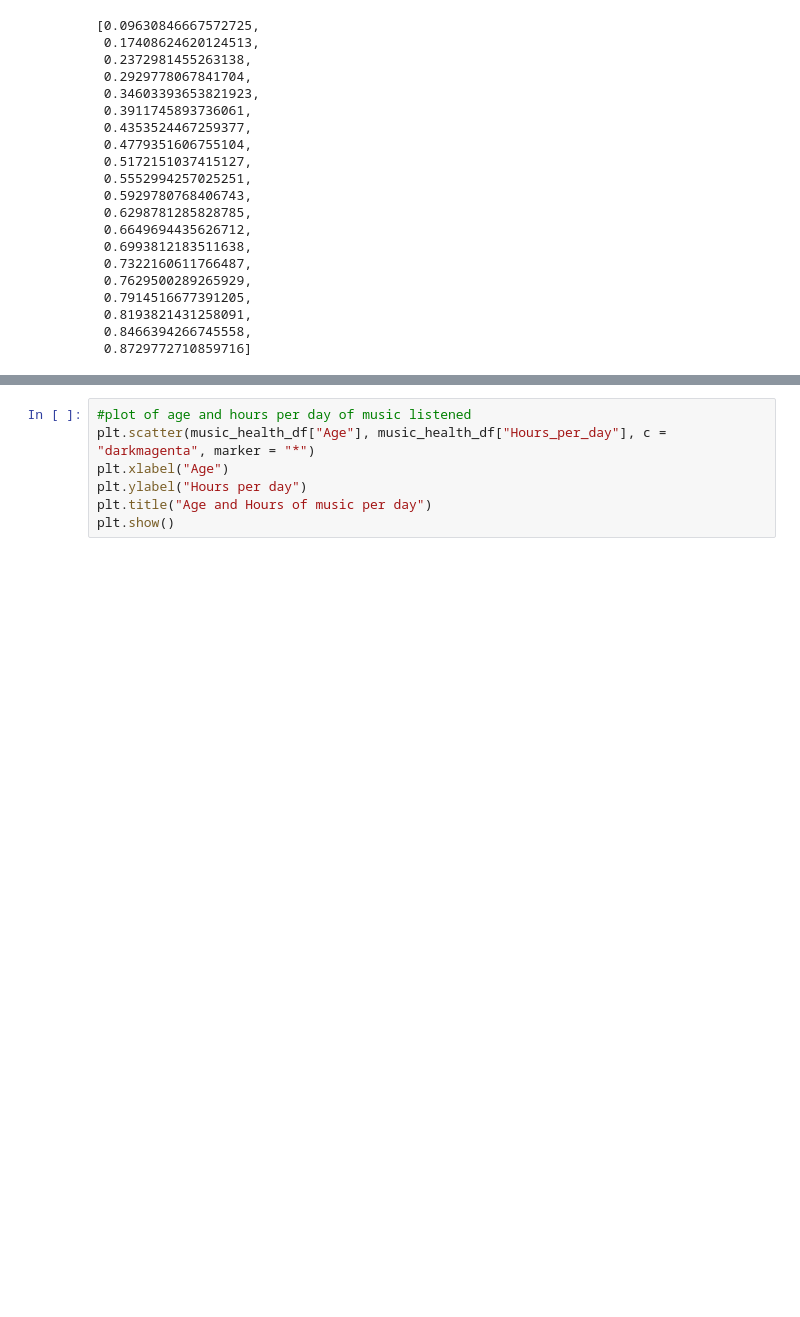
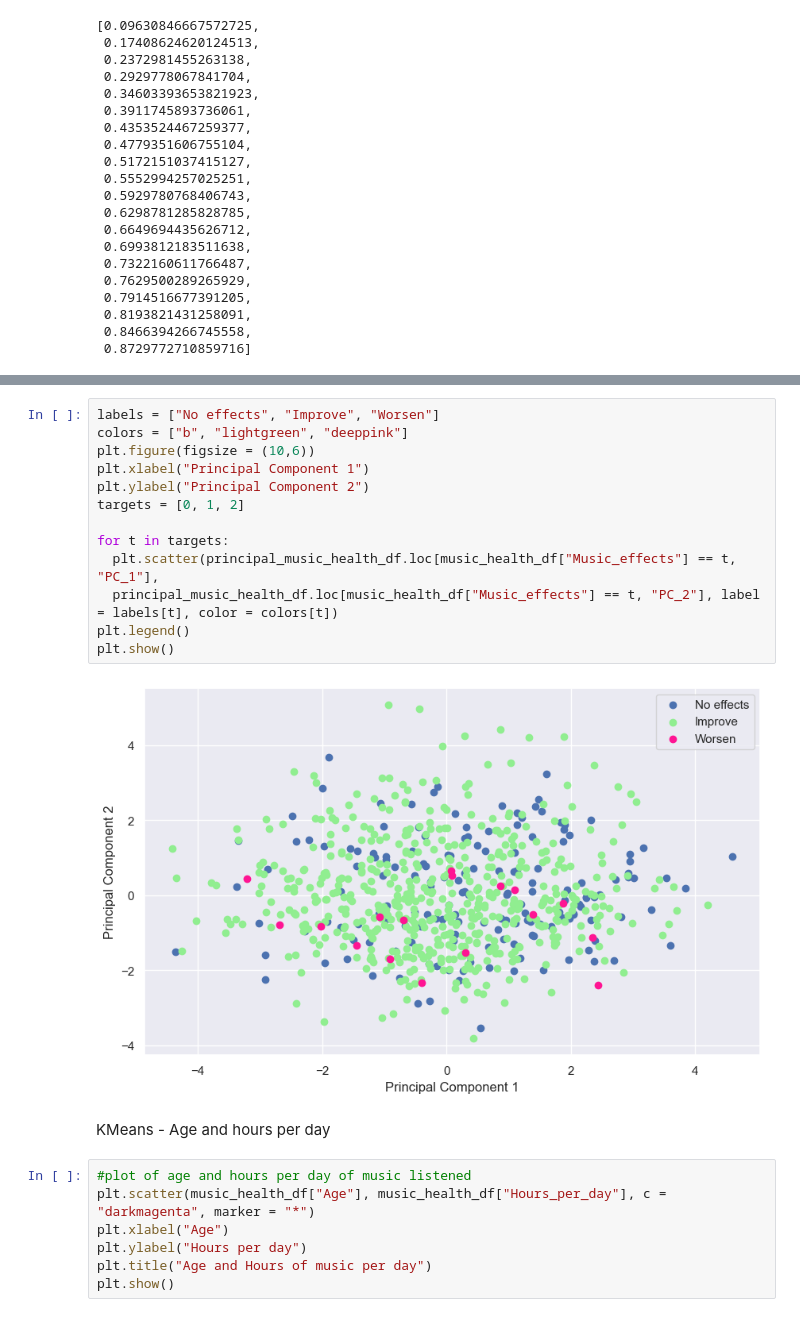
Before and after one commit to alessiasanfelici/Programming-2022-2023, a Jupyter notebook: Music & Mental Health.ipynb, the cells around one changed output, grey strips where cells are left out. Saved outputs shown, nothing was run; the diff lists cells and outputs as text; blank space fills up the shorter version.

```diff
--- a/Music & Mental Health.ipynb
+++ b/Music & Mental Health.ipynb
@@ -681,3 +687,20 @@ KMeans
+# %%
+labels = ["No effects", "Improve", "Worsen"]
+colors = ["b", "lightgreen", "deeppink"]
+plt.figure(figsize = (10,6))
+plt.xlabel("Principal Component 1")
+plt.ylabel("Principal Component 2")
+targets = [0, 1, 2]
+
+for t in targets:
+  plt.scatter(principal_music_health_df.loc[music_health_df["Music_effects"] == t, "PC_1"],
+  principal_music_health_df.loc[music_health_df["Music_effects"] == t, "PC_2"], label = labels[t], color = colors[t])
+plt.legend()
+plt.show()
+# %% [output]
+[figure, added]
+# %% [markdown]
+KMeans - Age and hours per day
 # %%
 #plot of age and hours per day of music listened
 plt.scatter(music_health_df["Age"], music_health_df["Hours_per_day"], c = "darkmagenta", marker = "*")
```
Also changed, not shown: parts of 5 cells of this notebook, 1 other file.
